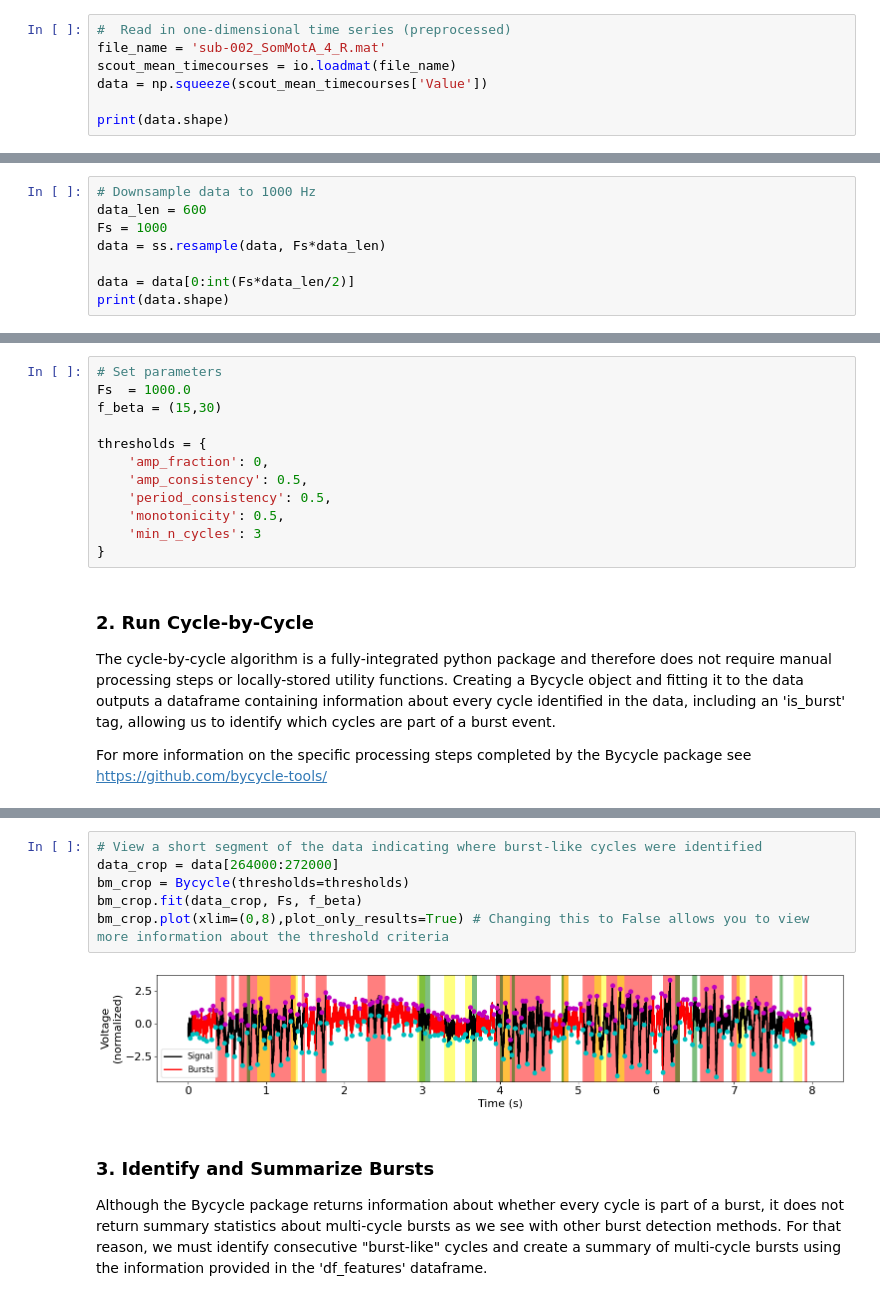
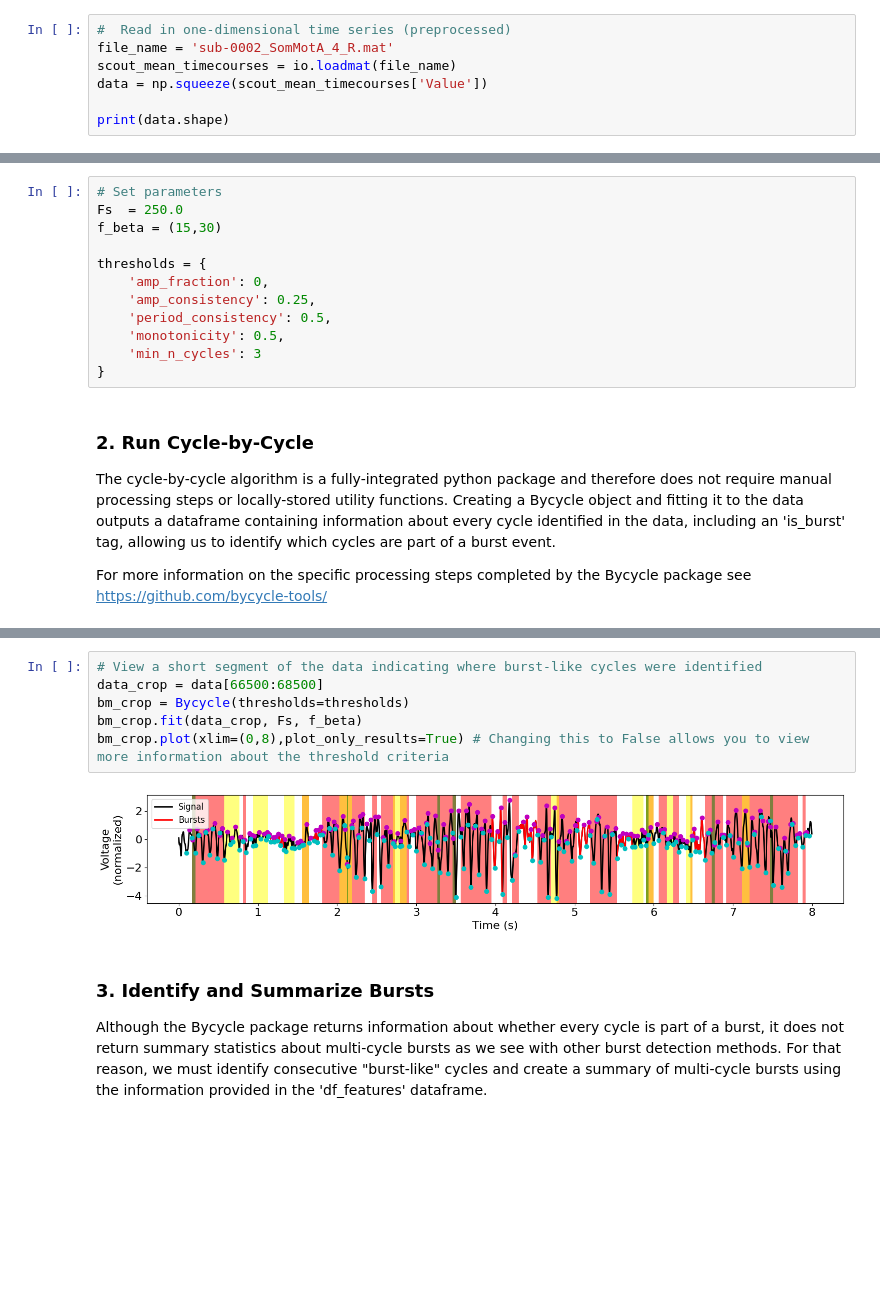
Before and after one commit to lindseypower/BurstDetection_Tutorials, a Jupyter notebook: Tutorials/Cyclebycycle.ipynb, the cells around one changed output, grey strips where cells are left out. Cells and saved outputs as stored; diff of their text form; blank space fills up the shorter version.

```diff
--- a/Tutorials/Cyclebycycle.ipynb
+++ b/Tutorials/Cyclebycycle.ipynb
@@ -25,6 +20,6 @@ New projects are recommended to update to using `specparam` (see Changelog for d
 # %%
 #  Read in one-dimensional time series (preprocessed)
-file_name = 'sub-002_SomMotA_4_R.mat'
+file_name = 'sub-0002_SomMotA_4_R.mat'
 scout_mean_timecourses = io.loadmat(file_name)
 data = np.squeeze(scout_mean_timecourses['Value'])
 
@@ -34,8 +28,0 @@ print(data.shape)
-# %%
-# Downsample data to 1000 Hz
-data_len = 600
-Fs = 1000
-data = ss.resample(data, Fs*data_len)
-
-data = data[0:int(Fs*data_len/2)]
-print(data.shape)
@@ -49,12 +34,12 @@ Several parameters must be selected for the cycle-by-cycle method. Burst-like cy
 Information about the definition of these parameters can be found at https://github.com/bycycle-tools/ and in Cole & Voytek, 2019 (https://doi.org/10.1152/jn.00273.2019)
 # %%
 # Set parameters
-Fs  = 1000.0
+Fs  = 250.0
 f_beta = (15,30)
 
 thresholds = {
     'amp_fraction': 0,
-    'amp_consistency': 0.5,
+    'amp_consistency': 0.25,
     'period_consistency': 0.5,
     'monotonicity': 0.5,
     'min_n_cycles': 3
@@ -85,12 +70,12 @@ burst_df.head(5)
 5 rows × 24 columns
 # %%
 # View a short segment of the data indicating where burst-like cycles were identified
-data_crop = data[264000:272000]
+data_crop = data[66500:68500]
 bm_crop = Bycycle(thresholds=thresholds)
 bm_crop.fit(data_crop, Fs, f_beta)
 bm_crop.plot(xlim=(0,8),plot_only_results=True) # Changing this to False allows you to view more information about the threshold criteria
 # %% [output]
-[figure, old version]
+[figure, new version]
 # %% [markdown]
 ### 3. Identify and Summarize Bursts
 
```
Also changed, not shown: parts of 8 cells of this notebook, 7 other files.
